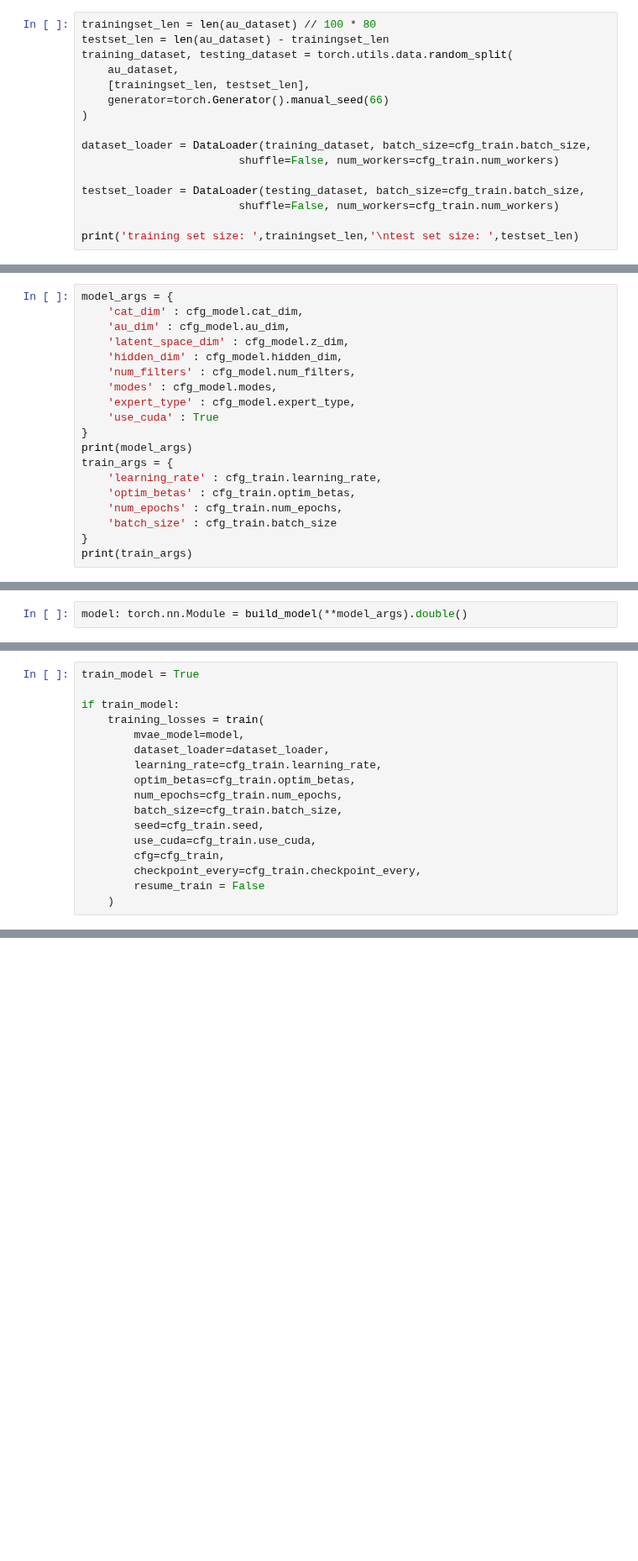
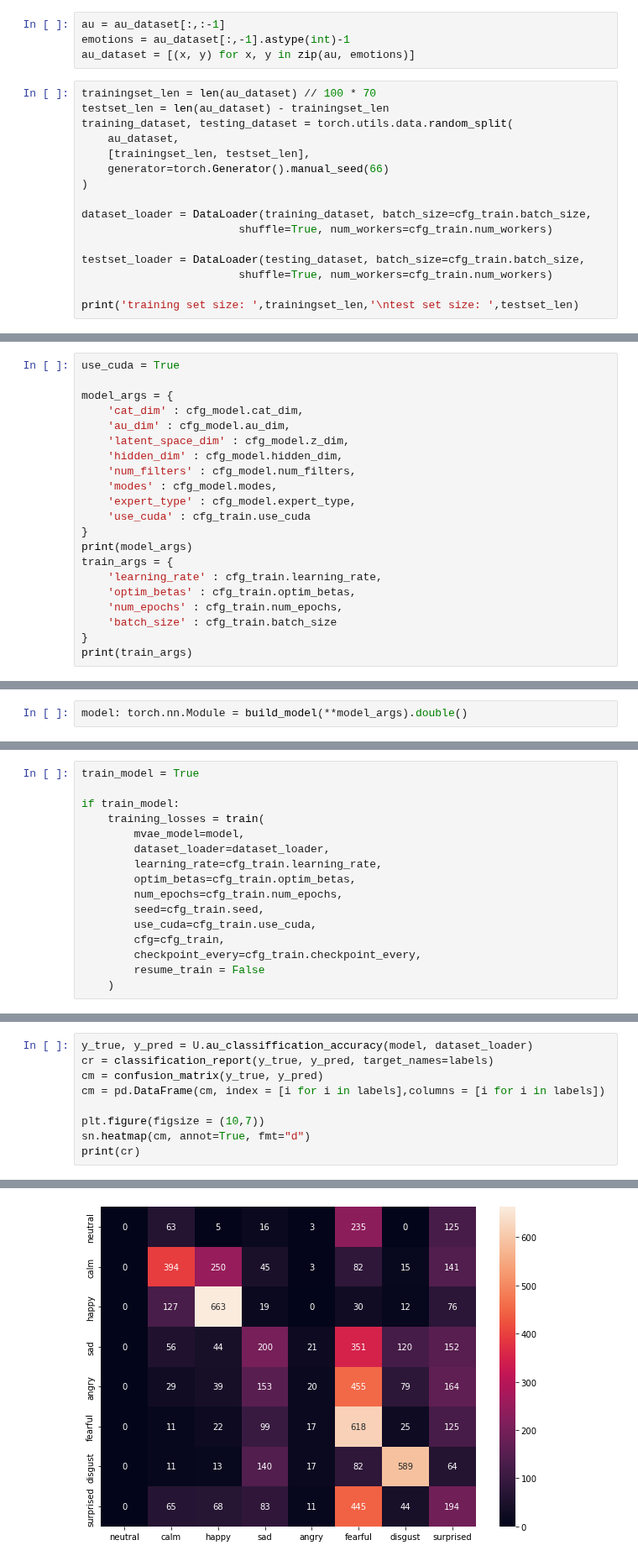
Before and after one commit to Ale-Ba2lero/Multimodal-Emotion-Analysis, a Jupyter notebook: src/mvae_torch/au_emotions_mvae_torch.ipynb, the cells around one changed output, grey strips where cells are left out. Shown at 84% size. Cells and saved outputs as stored; diff of their text form; blank space fills up the shorter version.

```diff
--- a/src/mvae_torch/au_emotions_mvae_torch.ipynb
+++ b/src/mvae_torch/au_emotions_mvae_torch.ipynb
@@ -18,8 +20,12 @@ cfg_model = ConfigModelArgs()
 cfg_train = ConfigTrainArgs()
 # %%
 au_dataset = pd.read_csv(cfg_model.dataset_path).to_numpy()
+# %%
+au = au_dataset[:,:-1]
+emotions = au_dataset[:,-1].astype(int)-1
+au_dataset = [(x, y) for x, y in zip(au, emotions)]
 # %%
-trainingset_len = len(au_dataset) // 100 * 80
+trainingset_len = len(au_dataset) // 100 * 70
 testset_len = len(au_dataset) - trainingset_len
 training_dataset, testing_dataset = torch.utils.data.random_split(
     au_dataset,
@@ -28,10 +34,10 @@ training_dataset, testing_dataset = torch.utils.data.random_split(
 )
 
 dataset_loader = DataLoader(training_dataset, batch_size=cfg_train.batch_size,
-                        shuffle=False, num_workers=cfg_train.num_workers)
+                        shuffle=True, num_workers=cfg_train.num_workers)
 
 testset_loader = DataLoader(testing_dataset, batch_size=cfg_train.batch_size,
-                        shuffle=False, num_workers=cfg_train.num_workers)
+                        shuffle=True, num_workers=cfg_train.num_workers)
 
 print('training set size: ',trainingset_len,'\ntest set size: ',testset_len)
 # %% [output]
@@ -40,4 +46,6 @@ test set size:  1982
 # %%
+use_cuda = True
+
 model_args = {
     'cat_dim' : cfg_model.cat_dim,
     'au_dim' : cfg_model.au_dim,
@@ -46,7 +54,7 @@ model_args = {
     'num_filters' : cfg_model.num_filters,
     'modes' : cfg_model.modes,
     'expert_type' : cfg_model.expert_type,
-    'use_cuda' : True
+    'use_cuda' : cfg_train.use_cuda
 }
 print(model_args)
 train_args = {
@@ -83,7 +91,6 @@ if train_model:
         learning_rate=cfg_train.learning_rate,
         optim_betas=cfg_train.optim_betas,
         num_epochs=cfg_train.num_epochs,
-        batch_size=cfg_train.batch_size,
         seed=cfg_train.seed,
         use_cuda=cfg_train.use_cuda,
         cfg=cfg_train,
@@ -118 +116,11 @@ from sklearn.metrics import confusion_matrix, classification_report
 labels = list(Rd.emocat.values())
+# %%
+y_true, y_pred = U.au_classiffication_accuracy(model, dataset_loader)
+cr = classification_report(y_true, y_pred, target_names=labels)
+cm = confusion_matrix(y_true, y_pred)
+cm = pd.DataFrame(cm, index = [i for i in labels],columns = [i for i in labels])
+
+plt.figure(figsize = (10,7))
+sn.heatmap(cm, annot=True, fmt="d")
+print(cr)
+# %% [output]
@@ -119 +141,2 @@ labels = list(Rd.emocat.values())
+[figure, added]
 # %%
```
Also changed, not shown: parts of 11 cells of this notebook, 6 other files.
